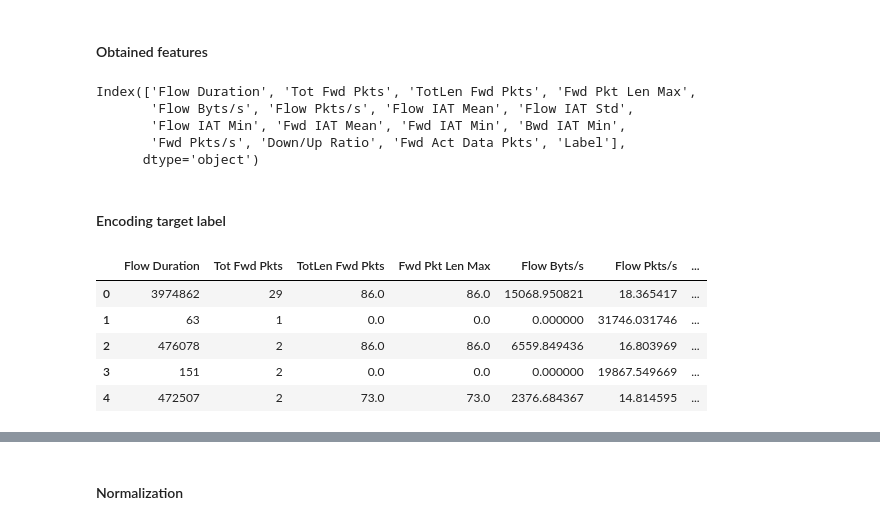
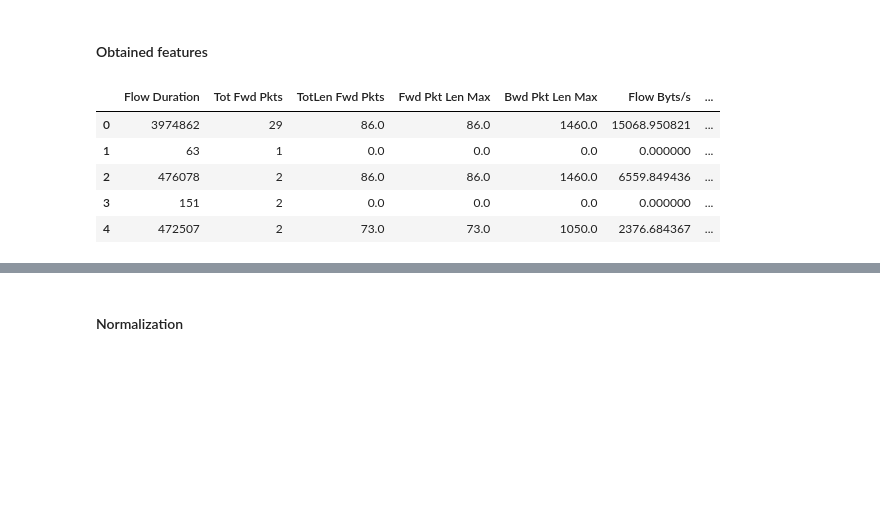
Before and after one commit to Diluted128/ddos-detection-model, a Jupyter notebook: ddos-recognition.ipynb, the cells around one changed output, grey strips where cells are left out. Cells and saved outputs as stored; diff of their text form; code cells hidden in the pictures; blank space fills up the shorter version.

```diff
--- a/ddos-recognition.ipynb
+++ b/ddos-recognition.ipynb
@@ -244,26 +258,11 @@ plt.show()
 # %% [markdown]
 #### Obtained features
-# %%
-print(df_f.columns)
-# %% [output]
-Index(['Flow Duration', 'Tot Fwd Pkts', 'TotLen Fwd Pkts', 'Fwd Pkt Len Max',
-       'Flow Byts/s', 'Flow Pkts/s', 'Flow IAT Mean', 'Flow IAT Std',
-       'Flow IAT Min', 'Fwd IAT Mean', 'Fwd IAT Min', 'Bwd IAT Min',
-       'Fwd Pkts/s', 'Down/Up Ratio', 'Fwd Act Data Pkts', 'Label'],
-      dtype='object')
-# %% [markdown]
-#### Encoding target label
-# %%
-lb = LabelEncoder()
-
-encoded_target = pd.DataFrame(lb.fit_transform(df_f['Label']), columns=["target"])
-df_f.drop(columns=["Label"], inplace=True, axis=1)
-df_fe = df_f.join(encoded_target)
-df_fe.head(5)
-# %% [output]
-|  | Flow Duration | Tot Fwd Pkts | TotLen Fwd Pkts | Fwd Pkt Len Max | Flow Byts/s | Flow Pkts/s | ... |
-| 0 | 3974862 | 29 | 86.0 | 86.0 | 15068.950821 | 18.365417 | ... |
-| 1 | 63 | 1 | 0.0 | 0.0 | 0.000000 | 31746.031746 | ... |
-| 2 | 476078 | 2 | 86.0 | 86.0 | 6559.849436 | 16.803969 | ... |
-| 3 | 151 | 2 | 0.0 | 0.0 | 0.000000 | 19867.549669 | ... |
-| 4 | 472507 | 2 | 73.0 | 73.0 | 2376.684367 | 14.814595 | ... |
+# %%
+df_f.head(5)
+# %% [output]
+|  | Flow Duration | Tot Fwd Pkts | TotLen Fwd Pkts | Fwd Pkt Len Max | Bwd Pkt Len Max | Flow Byts/s | ... |
+| 0 | 3974862 | 29 | 86.0 | 86.0 | 1460.0 | 15068.950821 | ... |
+| 1 | 63 | 1 | 0.0 | 0.0 | 0.0 | 0.000000 | ... |
+| 2 | 476078 | 2 | 86.0 | 86.0 | 1460.0 | 6559.849436 | ... |
+| 3 | 151 | 2 | 0.0 | 0.0 | 0.0 | 0.000000 | ... |
+| 4 | 472507 | 2 | 73.0 | 73.0 | 1050.0 | 2376.684367 | ... |
```
Also changed, not shown: parts of 24 cells of this notebook.
